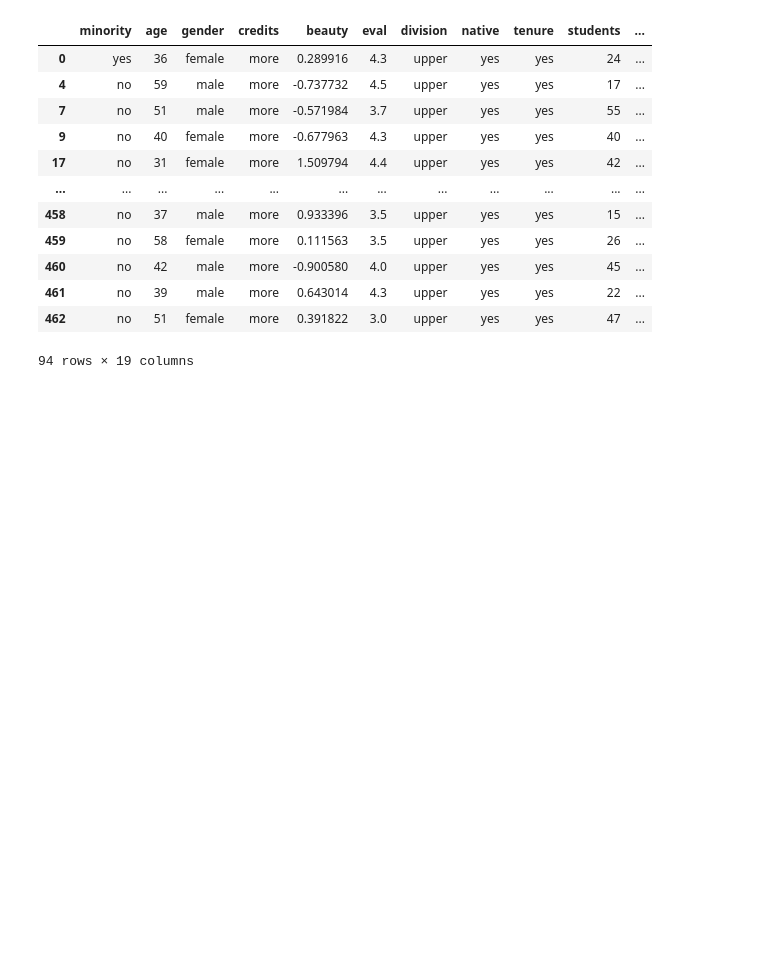
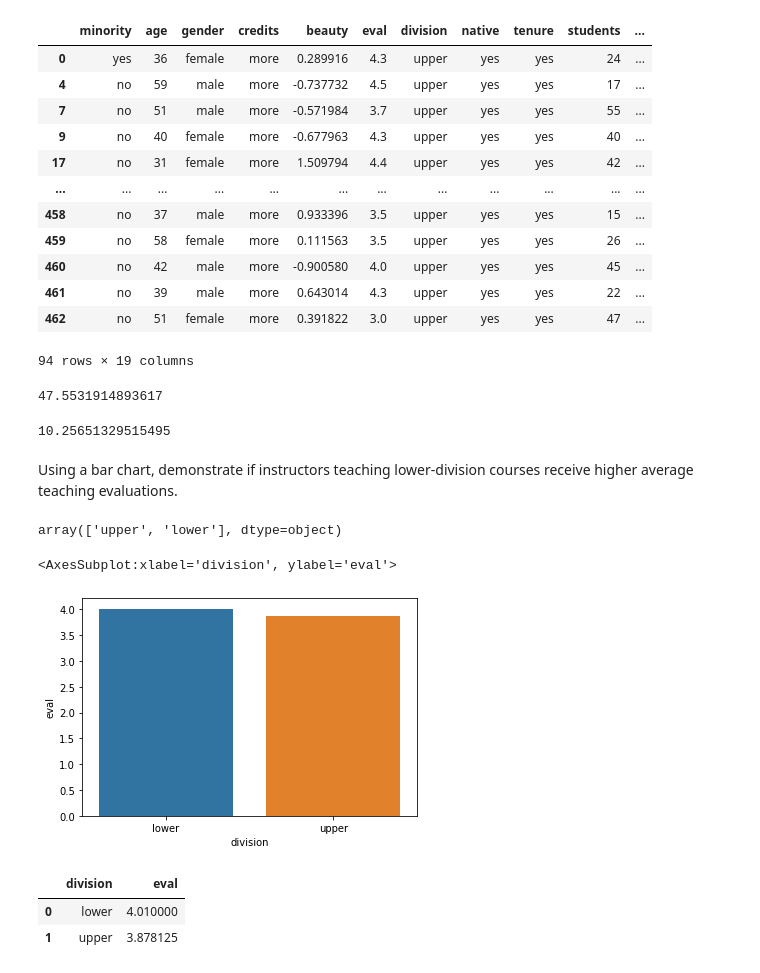
Before and after one commit to venkat2ram/AI_Playground, a Jupyter notebook: Seaborn.ipynb, the cells around one changed output. Drawn from its saved outputs; the diff is of its cells as text; code cells hidden in the pictures; blank space fills up the shorter version.

```diff
--- a/Seaborn.ipynb
+++ b/Seaborn.ipynb
@@ -66,3 +75,28 @@ no_duplicates_rating_df
 | 461 | no | 39 | male | more | 0.643014 | 4.3 | upper | yes | yes | 22 | ... |
 | 462 | no | 51 | female | more | 0.391822 | 3.0 | upper | yes | yes | 47 | ... |
 94 rows × 19 columns
+# %%
+no_duplicates_rating_df.age.mean()
+# %% [output]
+47.5531914893617
+# %%
+no_duplicates_rating_df.age.std()
+# %% [output]
+10.25651329515495
+# %% [markdown]
+Using a bar chart, demonstrate if instructors teaching lower-division courses receive higher average teaching evaluations.
+# %%
+no_duplicates_rating_df.division.unique()
+# %% [output]
+array(['upper', 'lower'], dtype=object)
+# %%
+sns.barplot(x='division',y='eval',data=no_duplicates_rating_df.groupby('division')[['eval']].mean().reset_index())
+# %% [output]
+<AxesSubplot:xlabel='division', ylabel='eval'>
+[figure, added]
+# %%
+no_duplicates_rating_df.groupby('division')[['eval']].mean().reset_index()
+# %% [output]
+|  | division | eval |
+| 0 | lower | 4.010000 |
+| 1 | upper | 3.878125 |
```
Also changed, not shown: parts of 15 cells of this notebook.
